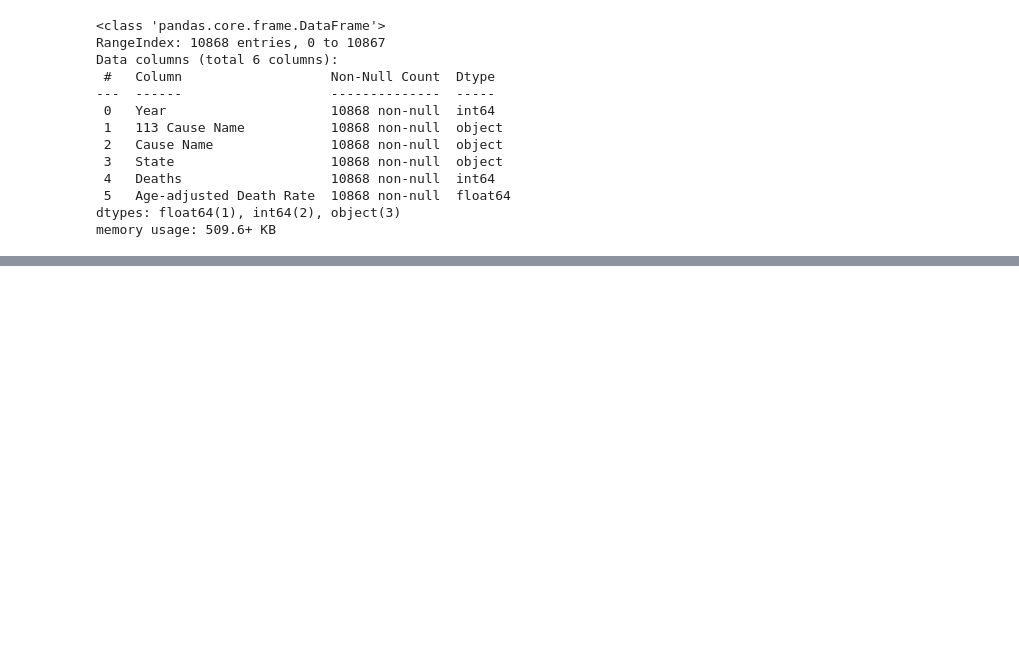
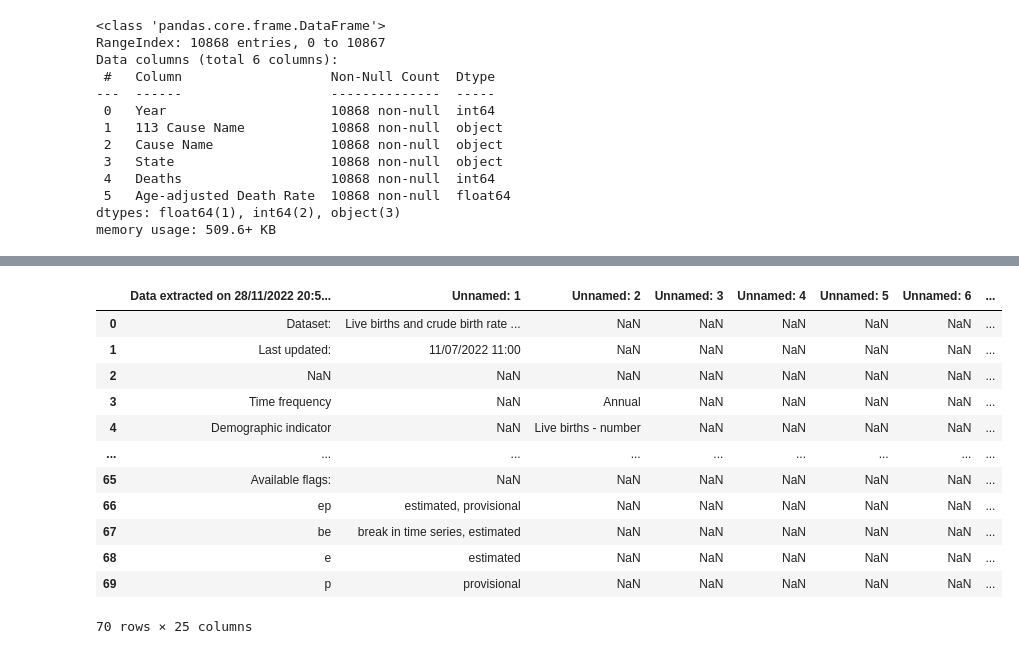
Before and after one commit to NicoHenzel/Project_AppliedStatistics_BA_NH, a Jupyter notebook: references/topic-ideas.ipynb, the cells around one changed output, grey strips where cells are left out. Cells and saved outputs as stored; diff of their text form; code cells hidden in the pictures; blank space fills up the shorter version.

```diff
--- a/references/topic-ideas.ipynb
+++ b/references/topic-ideas.ipynb
@@ -178,0 +247,16 @@ The predictor variable will be the per person income and the response variable w
+# %%
+df_birth_top2
+# %% [output]
+|  | Data extracted on 28/11/2022 20:5... | Unnamed: 1 | Unnamed: 2 | Unnamed: 3 | Unnamed: 4 | Unnamed: 5 | Unnamed: 6 | ... |
+| 0 | Dataset: | Live births and crude birth rate ... | NaN | NaN | NaN | NaN | NaN | ... |
+| 1 | Last updated: | 11/07/2022 11:00 | NaN | NaN | NaN | NaN | NaN | ... |
+| 2 | NaN | NaN | NaN | NaN | NaN | NaN | NaN | ... |
+| 3 | Time frequency | NaN | Annual | NaN | NaN | NaN | NaN | ... |
+| 4 | Demographic indicator | NaN | Live births - number | NaN | NaN | NaN | NaN | ... |
+| ... | ... | ... | ... | ... | ... | ... | ... | ... |
+| 65 | Available flags: | NaN | NaN | NaN | NaN | NaN | NaN | ... |
+| 66 | ep | estimated, provisional | NaN | NaN | NaN | NaN | NaN | ... |
+| 67 | be | break in time series, estimated | NaN | NaN | NaN | NaN | NaN | ... |
+| 68 | e | estimated | NaN | NaN | NaN | NaN | NaN | ... |
+| 69 | p | provisional | NaN | NaN | NaN | NaN | NaN | ... |
+70 rows × 25 columns
```
Also changed, not shown: parts of 16 cells of this notebook, 5 other files.
